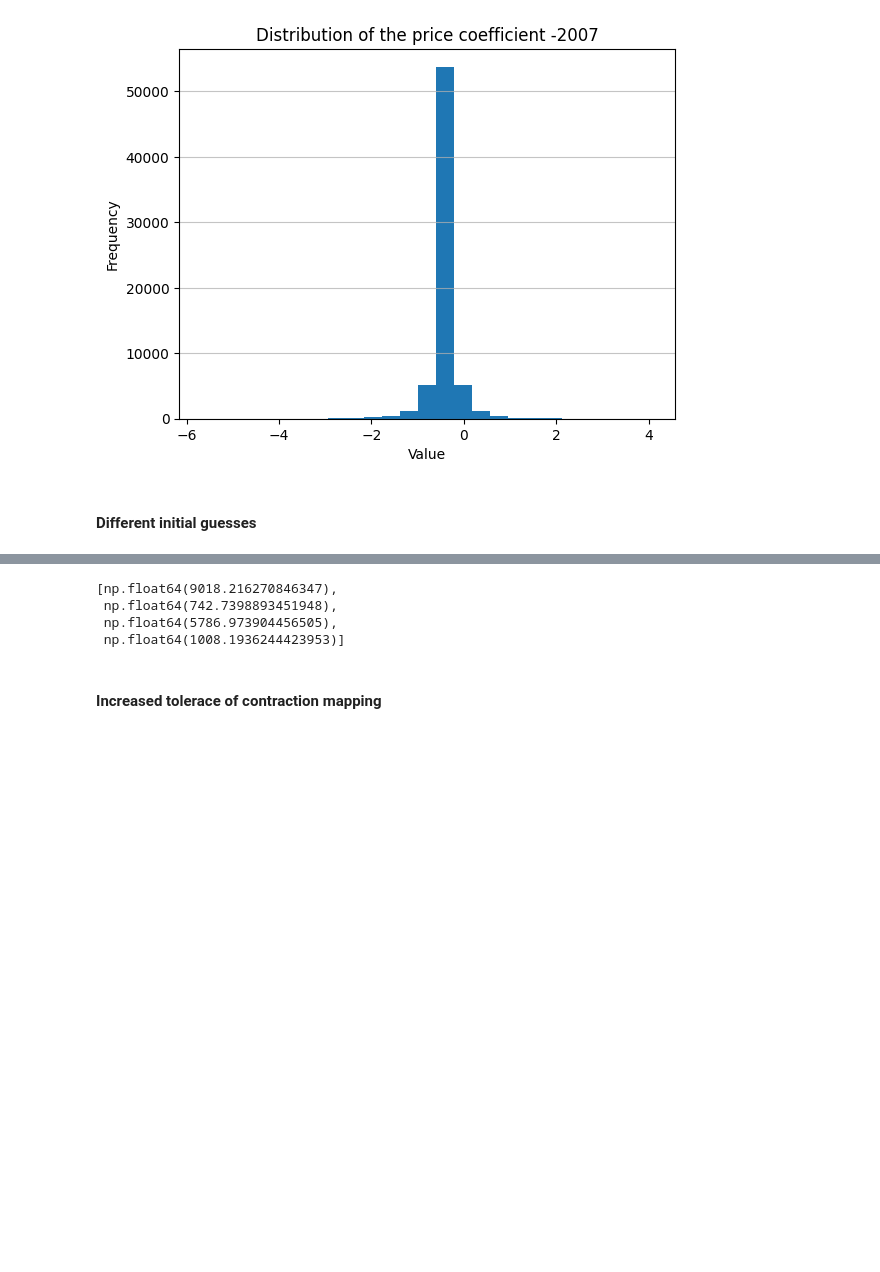
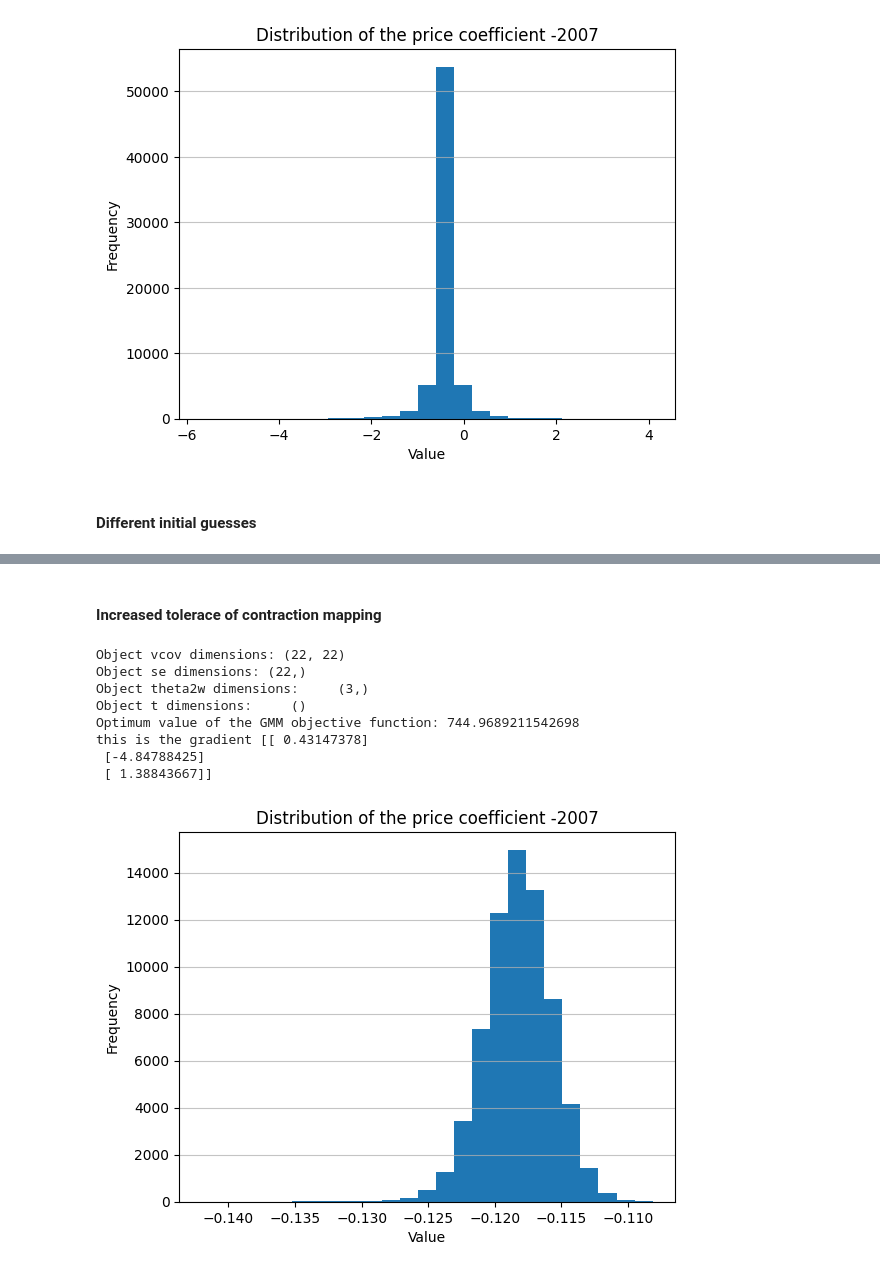
Before and after one commit to guidomagnani/Empirical-IO-Computational-Assignment, a Jupyter notebook: computational_assignment.ipynb, the cells around one changed output, grey strips where cells are left out. Cells and saved outputs as stored; diff of their text form; code cells hidden in the pictures; blank space fills up the shorter version.

```diff
--- a/computational_assignment.ipynb
+++ b/computational_assignment.ipynb
@@ -154,24 +155,29 @@ this is the gradient [[-4.62540986e-01]
-# %%
-results_list
-# %% [output]
-[np.float64(9018.216270846347),
- np.float64(742.7398893451948),
- np.float64(5786.973904456505),
- np.float64(1008.1936244423953)]
 # %% [markdown]
 #### Increased tolerace of contraction mapping
 # %%
 niter = 2500
 mtol = 1e-10
 
 #initial guess for coefficients
 theta2w = np.array([0.50,-0.5,0.5])
 
 # Options for L-BFGS-B
 options={'disp': None,'maxiter': 100,'gtol': 1e-5}
 
 #get output
 blp = BLP(data_loader,theta2w,mtol,niter,method='L-BFGS-B')
 init_theta = blp.init_theta(theta2w)
 res = blp.iterate_optimization(opt_func=blp.gmmobj,param_vec=init_theta,jac=blp.gradobj,options=options)
 blp.results(res)
+gradient_list.append(blp.gradobj(res))
+results_list.append(blp.fval_results)
+# %% [output]
+Object vcov dimensions: (22, 22)
+Object se dimensions: (22,)
+Object theta2w dimensions:     (3,)
+Object t dimensions:     ()
+Optimum value of the GMM objective function: 744.9689211542698
+this is the gradient [[ 0.43147378]
+ [-4.84788425]
+ [ 1.38843667]]
+[figure, added]
```
Also changed, not shown: parts of 6 cells of this notebook.
